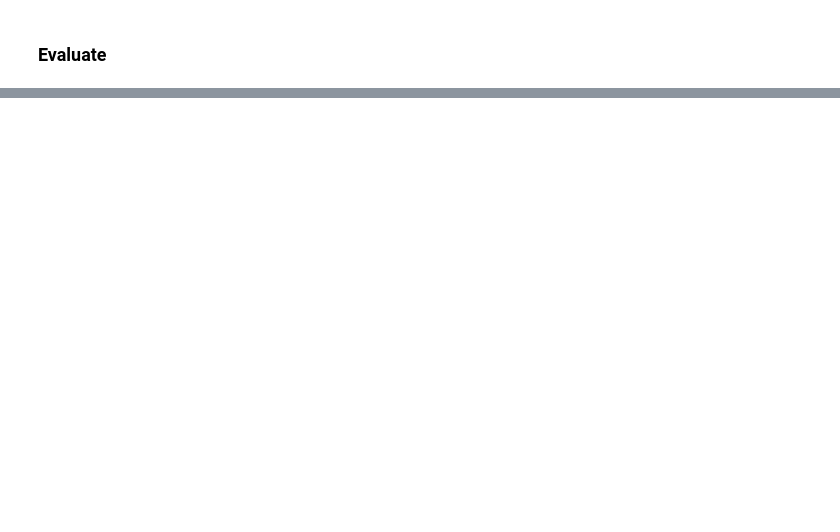
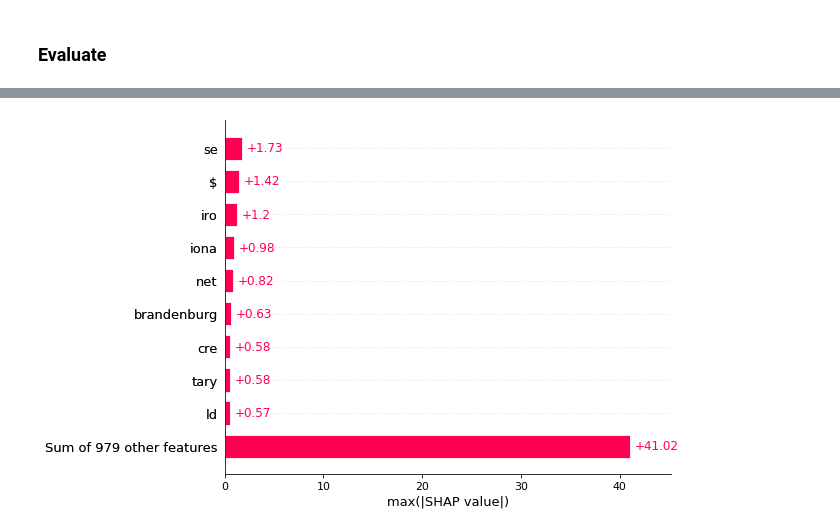
Before and after one commit to yang-su2000/Authorship-Identification-with-NLP, a Jupyter notebook: run_BERT.ipynb, the cells around one changed output, grey strips where cells are left out. Cells and saved outputs as stored; diff of their text form; code cells hidden in the pictures; blank space fills up the shorter version.

```diff
--- a/run_BERT.ipynb
+++ b/run_BERT.ipynb
@@ -379,0 +523,4 @@ Test Accuracy:  0.9307
+# %%
+shap.plots.bar(shap_values.abs.max(0))
+# %% [output]
+[figure, added]
```
Also changed, not shown: parts of 18 cells of this notebook.
